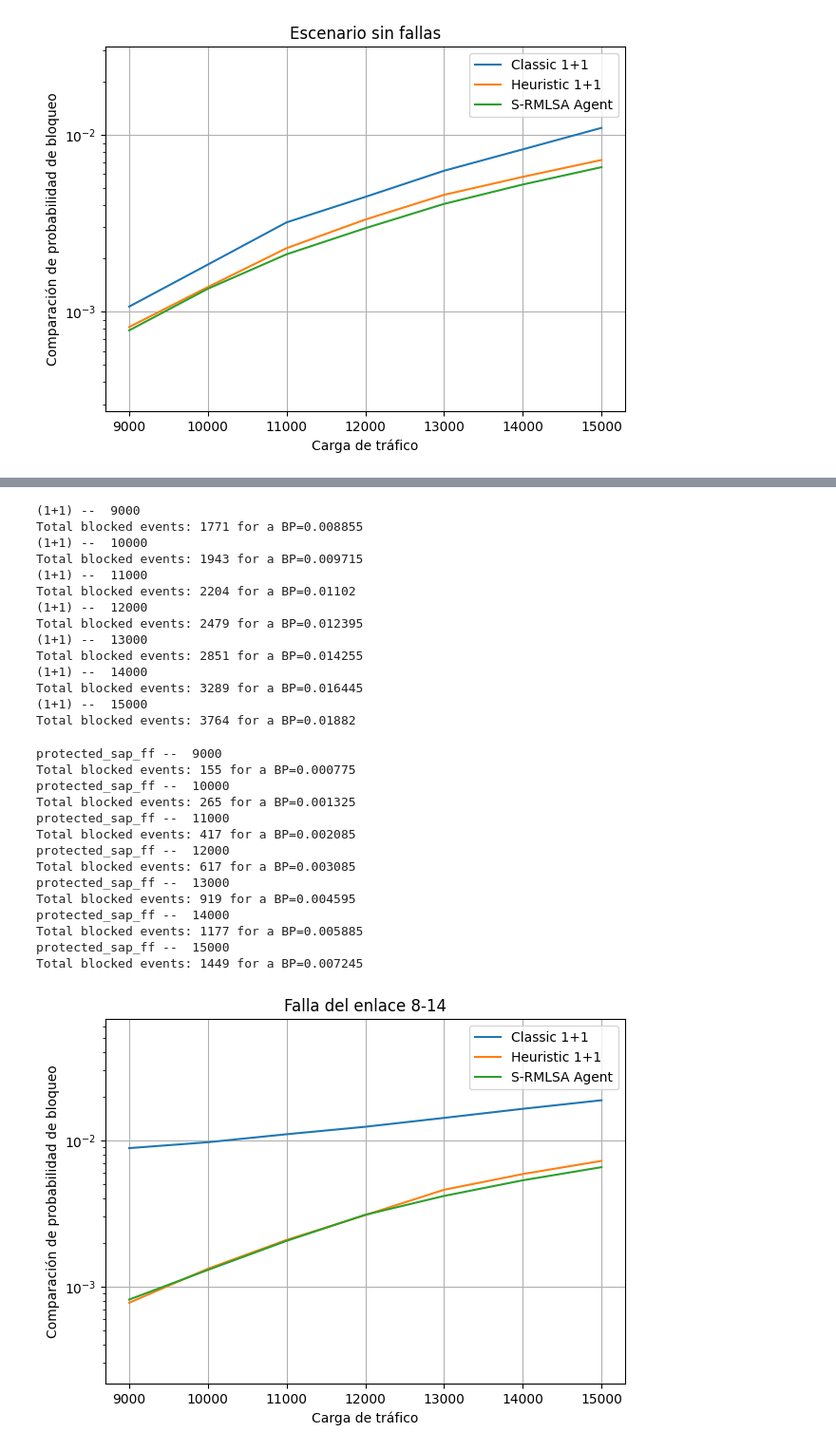
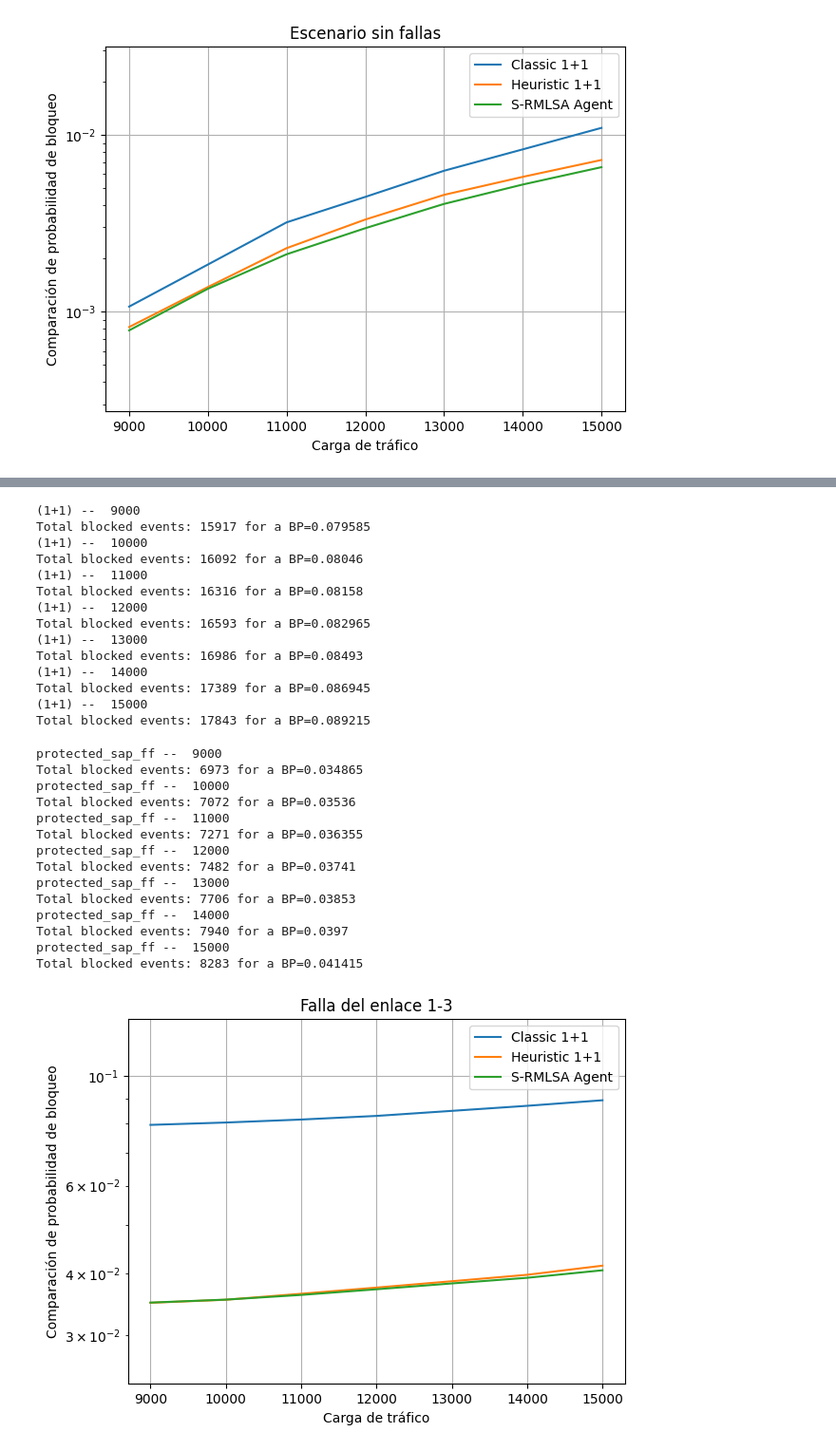
Before and after one commit to jbcedeno930806/multiband, a Jupyter notebook: examples/eon/S-RMLSA/S-RMSA.ipynb, the cells around one changed output, grey strips where cells are left out. Shown: that part at 95% size. Cells and saved outputs as stored; diff of their text form; code cells hidden in the pictures.

```diff
--- a/examples/eon/S-RMLSA/S-RMSA.ipynb
+++ b/examples/eon/S-RMLSA/S-RMSA.ipynb
@@ -545,4 +514,8 @@ Total blocked events: 7733 for a BP=0.038665
 # %%
+from netsim.netSimPy.common.allocators import protected_sap_ff
+from netsim.netSimPy.common.evaluators import SimpleEvaluator
+
+best_1_1 = []
 for t in traffics:
     print("protected_sap_ff -- ", t)
     network = Network(
@@ -559,8 +532,9 @@ for t in traffics:
     )
 
     simulator = NetworkSimulator(**sim_args)
-    set_link_sim_failure(network, "3-4")
-    simulator.run(tsteps, SimpleEvaluator(with_protection=True))
+    set_link_sim_failure(network, "3-8")
+    bp = simulator.run(tsteps, SimpleEvaluator(with_protection=True))
+    best_1_1.append(bp)
 
 # [0.00068, 0.00131, 0.00222, 0.00329, 0.004455, 0.005955, 0.007415]                                                 #
 
@@ -604,9 +580,11 @@ plt.show()
 # %%
+bp_agent2 = []
 for t in traffics:
-    env.reset(options={"lambda": t})
+    env.reset(options={"lambda": t, "hard_reset": True})
     model2 = PPO.load(f"./tmp/{file_name}/smooth_model.zip")
-    print(evaluate_for(model2, env, tsteps, "8-14"))
-
+    bp = evaluate_for(model2, env, tsteps, "1-3")
+    print(bp)
+    bp_agent2.append(bp)
 # [0.000815, 0.001300, 0.002055, 0.003100, 0.004170, 0.005335, 0.006560]                                      #
 
 #
@@ -628,4 +606,5 @@ total_blocked 1312
 # %%
+classic_1_1_2 = []
 for t in traffics:
     print("(1+1) -- ", t)
     network = Network(
@@ -642,28 +621,30 @@ for t in traffics:
     )
 
     simulator = NetworkSimulator(**sim_args)
-    set_link_sim_failure(network, "8-14")
-    simulator.run(tsteps, SimpleEvaluator(with_protection=True))
+    set_link_sim_failure(network, "1-3")
+    bp = simulator.run(tsteps, SimpleEvaluator(with_protection=True))
+    classic_1_1_2.append(bp)
 
 # [0.008855, 0.009715, 0.01102, 0.012395, 0.014255, 0.016445, 0.01882]                                                   #
 
 #
 # %% [output]
 (1+1) --  9000
-Total blocked events: 1771 for a BP=0.008855
+Total blocked events: 15917 for a BP=0.079585
 (1+1) --  10000
-Total blocked events: 1943 for a BP=0.009715
+Total blocked events: 16092 for a BP=0.08046
 (1+1) --  11000
-Total blocked events: 2204 for a BP=0.01102
+Total blocked events: 16316 for a BP=0.08158
 (1+1) --  12000
-Total blocked events: 2479 for a BP=0.012395
+Total blocked events: 16593 for a BP=0.082965
 (1+1) --  13000
-Total blocked events: 2851 for a BP=0.014255
+Total blocked events: 16986 for a BP=0.08493
 (1+1) --  14000
-Total blocked events: 3289 for a BP=0.016445
+Total blocked events: 17389 for a BP=0.086945
 (1+1) --  15000
-Total blocked events: 3764 for a BP=0.01882
+Total blocked events: 17843 for a BP=0.089215
 # %%
+best_1_1_2 = []
 for t in traffics:
     print("protected_sap_ff -- ", t)
     network = Network(
@@ -680,43 +661,44 @@ for t in traffics:
     )
 
     simulator = NetworkSimulator(**sim_args)
-    set_link_sim_failure(network, "8-14")
-    simulator.run(tsteps, SimpleEvaluator(with_protection=True))
+    set_link_sim_failure(network, "1-3")
+    bp = simulator.run(tsteps, SimpleEvaluator(with_protection=True))
+    best_1_1_2.append(bp)
 
 # [0.000775, 0.001325, 0.002085, 0.003085, 0.004595, 0.005885, 0.007245]                                                #
 
 #
 # %% [output]
 protected_sap_ff --  9000
-Total blocked events: 155 for a BP=0.000775
+Total blocked events: 6973 for a BP=0.034865
 protected_sap_ff --  10000
-Total blocked events: 265 for a BP=0.001325
+Total blocked events: 7072 for a BP=0.03536
 protected_sap_ff --  11000
-Total blocked events: 417 for a BP=0.002085
+Total blocked events: 7271 for a BP=0.036355
 protected_sap_ff --  12000
-Total blocked events: 617 for a BP=0.003085
+Total blocked events: 7482 for a BP=0.03741
 protected_sap_ff --  13000
-Total blocked events: 919 for a BP=0.004595
+Total blocked events: 7706 for a BP=0.03853
 protected_sap_ff --  14000
-Total blocked events: 1177 for a BP=0.005885
+Total blocked events: 7940 for a BP=0.0397
 protected_sap_ff --  15000
-Total blocked events: 1449 for a BP=0.007245
+Total blocked events: 8283 for a BP=0.041415
 # %%
-bp_agent = [0.000815, 0.001300, 0.002055, 0.003100, 0.004170, 0.005335, 0.006560]
-classic_1_1 = [0.008855, 0.009715, 0.01102, 0.012395, 0.014255, 0.016445, 0.01882]
-best_1_1 = [0.000775, 0.001325, 0.002085, 0.003085, 0.004595, 0.005885, 0.007245]
+# bp_agent = [0.000815, 0.001300, 0.002055, 0.003100, 0.004170, 0.005335, 0.006560]
+# classic_1_1 = [0.008855, 0.009715, 0.01102, 0.012395, 0.014255, 0.016445, 0.01882]
+# best_1_1 = [0.000775, 0.001325, 0.002085, 0.003085, 0.004595, 0.005885, 0.007245]
 
-plt.plot(traffics, classic_1_1, label="Classic 1+1")
-plt.plot(traffics, best_1_1, label="Heuristic 1+1")
-plt.plot(traffics, bp_agent, label="S-RMLSA Agent")
+plt.plot(traffics, classic_1_1_2, label="Classic 1+1")
+plt.plot(traffics, best_1_1_2, label="Heuristic 1+1")
+plt.plot(traffics, bp_agent2, label="S-RMLSA Agent")
 plt.margins(y=0.4)
 plt.semilogy()
 plt.xlabel("Carga de tráfico")
 plt.ylabel(f"Comparación de probabilidad de bloqueo")
-plt.title("Falla del enlace 8-14")
+plt.title("Falla del enlace 1-3")
 plt.legend()
 plt.grid(True)
 plt.tight_layout()
 plt.show()
 # %% [output]
-[figure, old version]
+[figure, new version]
```
Also changed, not shown: parts of 13 cells of this notebook, 35 other files.
